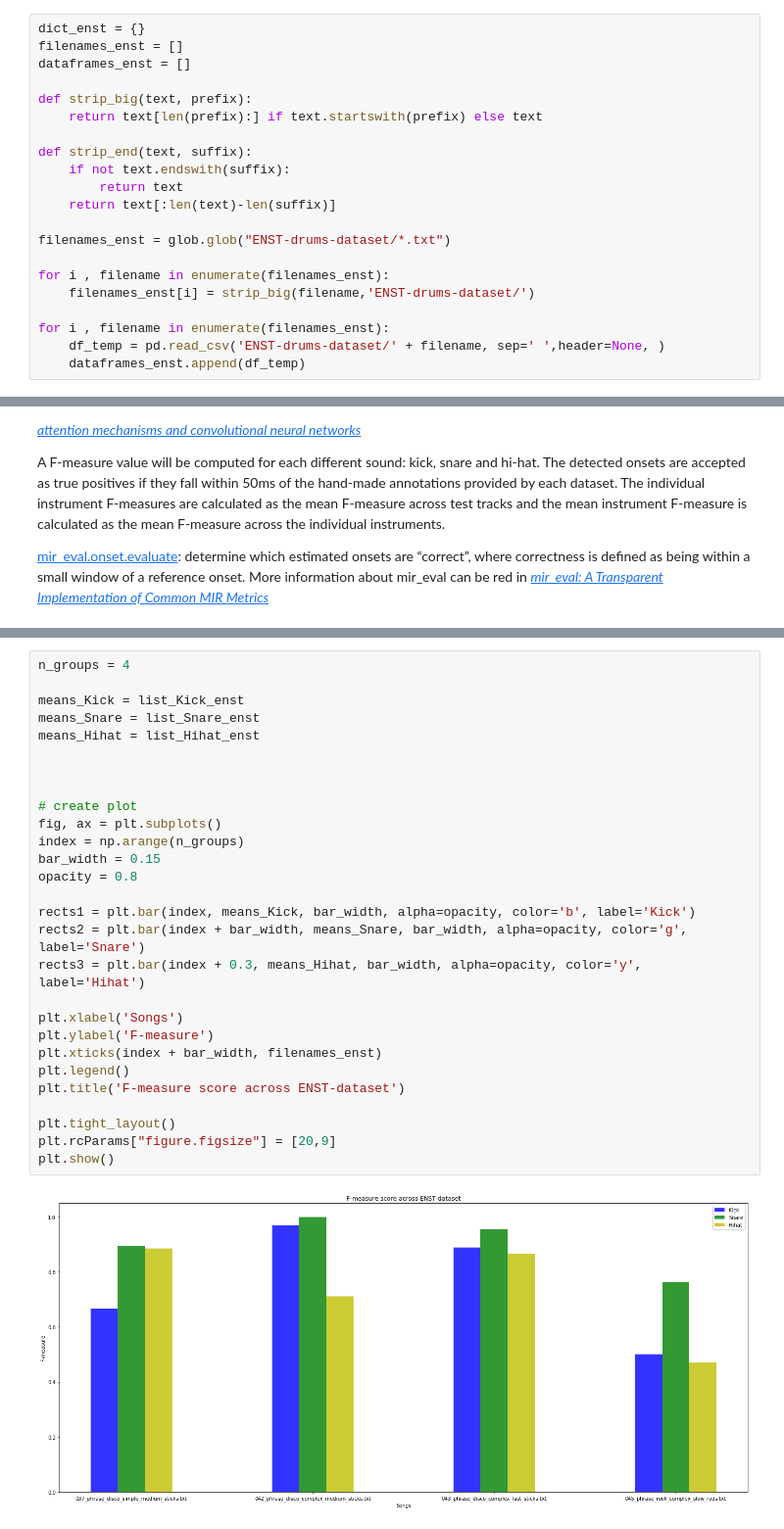
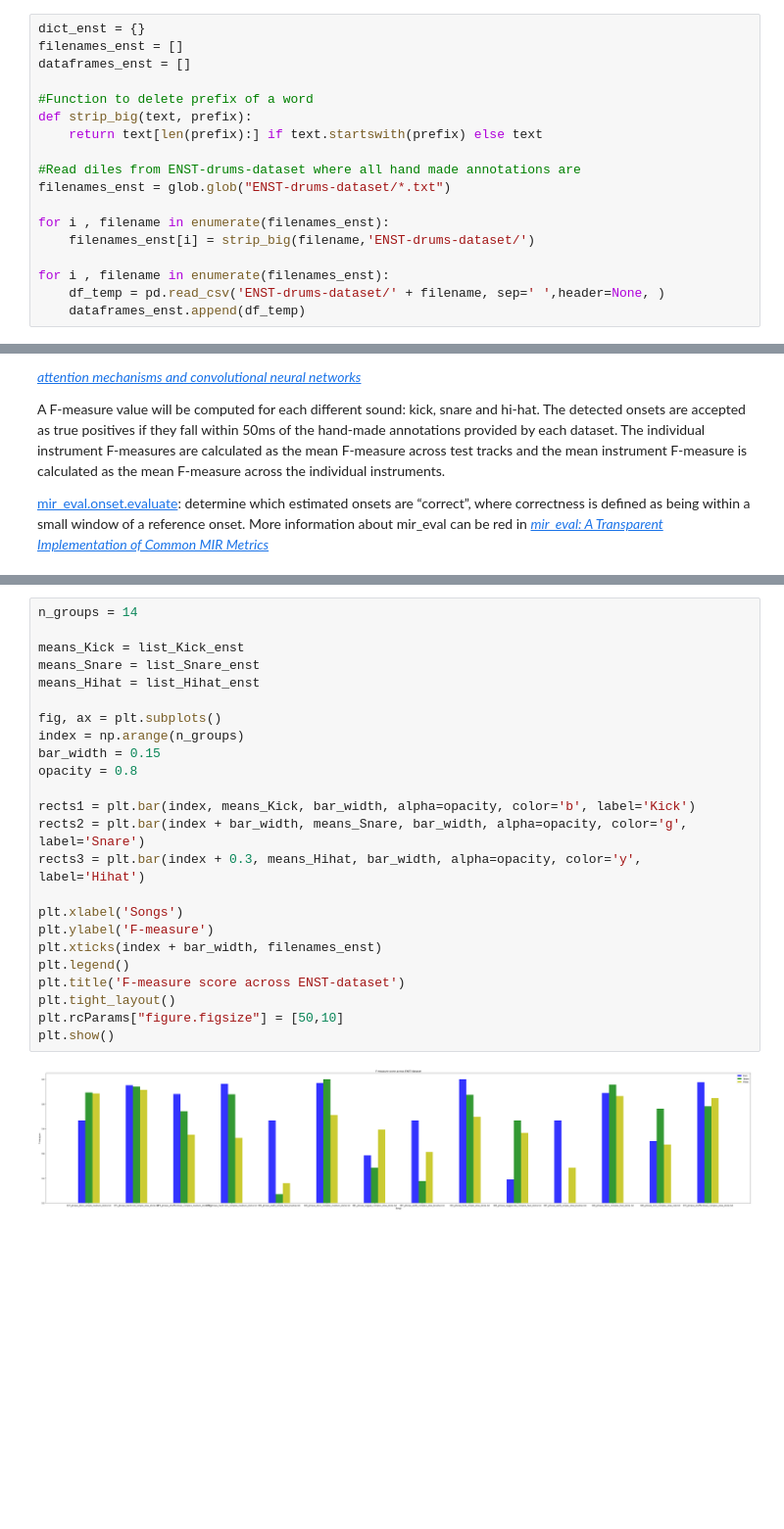
Before and after one commit to PedroMCRicardo/MIR, a Jupyter notebook: AutomaticDrumTranscription.ipynb, the cells around one changed output, grey strips where cells are left out. Shown at 98% size. Cells and saved outputs as stored; diff of their text form; blank space fills up the shorter version.

```diff
--- a/AutomaticDrumTranscription.ipynb
+++ b/AutomaticDrumTranscription.ipynb
@@ -121,14 +135,11 @@ dict_enst = {}
 filenames_enst = []
 dataframes_enst = []
 
+#Function to delete prefix of a word
 def strip_big(text, prefix):
     return text[len(prefix):] if text.startswith(prefix) else text
 
-def strip_end(text, suffix):
-    if not text.endswith(suffix):
-        return text
-    return text[:len(text)-len(suffix)]
-
+#Read diles from ENST-drums-dataset where all hand made annotations are
 filenames_enst = glob.glob("ENST-drums-dataset/*.txt")
 
 for i , filename in enumerate(filenames_enst):
@@ -328,32 +345,28 @@ plt.show()
 # %% [output]
 [figure]
 # %%
-n_groups = 4
+n_groups = 14
 
 means_Kick = list_Kick_enst
 means_Snare = list_Snare_enst
 means_Hihat = list_Hihat_enst
 
-
-
-# create plot
 fig, ax = plt.subplots()
 index = np.arange(n_groups)
 bar_width = 0.15
 opacity = 0.8
 
 rects1 = plt.bar(index, means_Kick, bar_width, alpha=opacity, color='b', label='Kick')
 rects2 = plt.bar(index + bar_width, means_Snare, bar_width, alpha=opacity, color='g', label='Snare')
 rects3 = plt.bar(index + 0.3, means_Hihat, bar_width, alpha=opacity, color='y', label='Hihat')
 
 plt.xlabel('Songs')
 plt.ylabel('F-measure')
 plt.xticks(index + bar_width, filenames_enst)
 plt.legend()
 plt.title('F-measure score across ENST-dataset')
-
 plt.tight_layout()
-plt.rcParams["figure.figsize"] = [20,9]
+plt.rcParams["figure.figsize"] = [50,10]
 plt.show()
 # %% [output]
-[figure, old version]
+[figure, new version]
```
Also changed, not shown: parts of 15 cells of this notebook.
